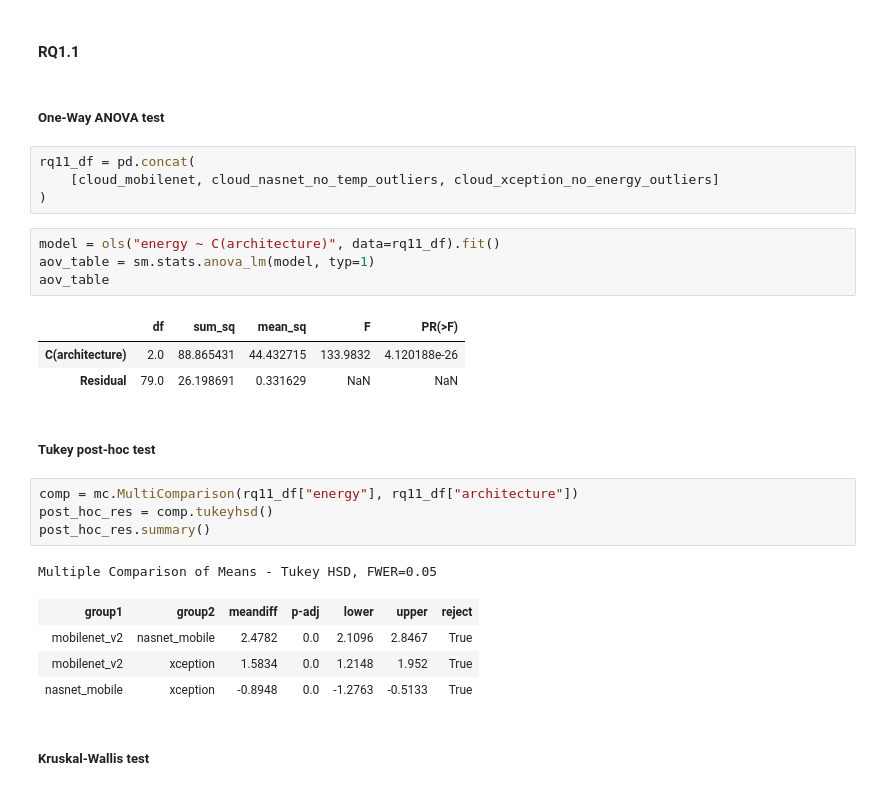
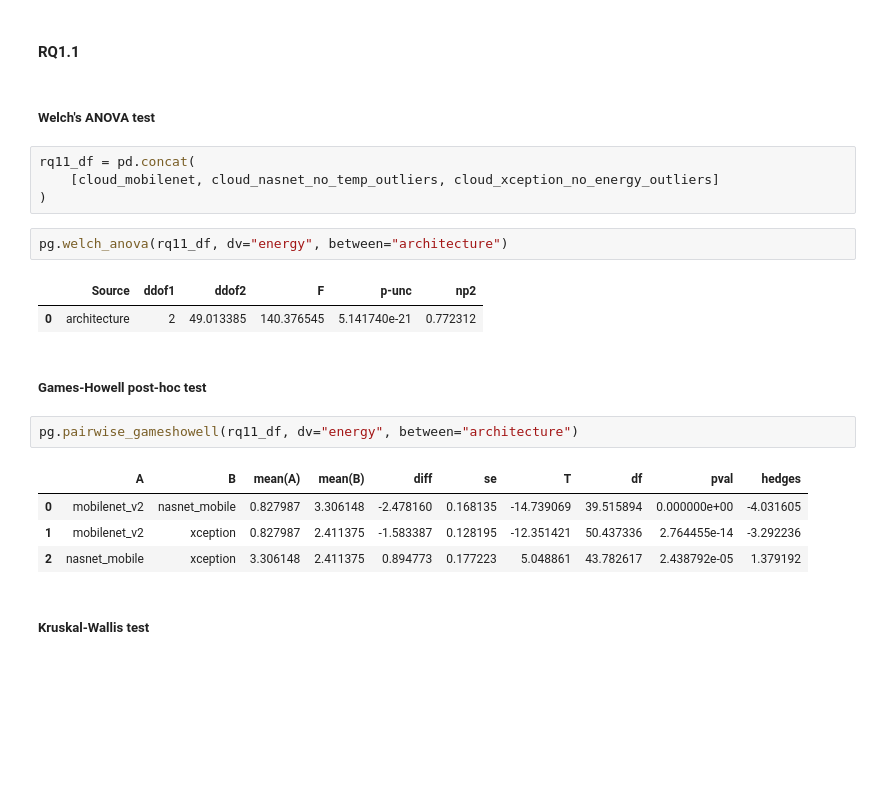
Before and after one commit to santidrj/DL-energetic-impact-analysis, a Jupyter notebook: data-analysis.ipynb, the cells around one changed output. Cells and saved outputs as stored; diff of their text form; blank space fills up the shorter version.

Commit message:
Change parametric tests for RQ1.1 and RQ2.2
Signed-off-by: Santiago Del Rey <59149491+santidrj@users.noreply.github.com>

```diff
--- a/data-analysis.ipynb
+++ b/data-analysis.ipynb
@@ -1028,31 +1033,25 @@ Remove units from column names to ease working with them.
 # %% [markdown]
 #### RQ1.1
 # %% [markdown]
-##### One-Way ANOVA test
+##### Welch's ANOVA test
 # %%
 rq11_df = pd.concat(
     [cloud_mobilenet, cloud_nasnet_no_temp_outliers, cloud_xception_no_energy_outliers]
 )
-# %%
-model = ols("energy ~ C(architecture)", data=rq11_df).fit()
-aov_table = sm.stats.anova_lm(model, typ=1)
-aov_table
-# %% [output]
-|  | df | sum_sq | mean_sq | F | PR(>F) |
-| C(architecture) | 2.0 | 88.865431 | 44.432715 | 133.9832 | 4.120188e-26 |
-| Residual | 79.0 | 26.198691 | 0.331629 | NaN | NaN |
+# %%
+pg.welch_anova(rq11_df, dv="energy", between="architecture")
+# %% [output]
+|  | Source | ddof1 | ddof2 | F | p-unc | np2 |
+| 0 | architecture | 2 | 49.013385 | 140.376545 | 5.141740e-21 | 0.772312 |
 # %% [markdown]
-##### Tukey post-hoc test
+##### Games-Howell post-hoc test
-# %%
-comp = mc.MultiComparison(rq11_df["energy"], rq11_df["architecture"])
-post_hoc_res = comp.tukeyhsd()
-post_hoc_res.summary()
-# %% [output]
-Multiple Comparison of Means - Tukey HSD, FWER=0.05
-| group1 | group2 | meandiff | p-adj | lower | upper | reject |
-| mobilenet_v2 | nasnet_mobile | 2.4782 | 0.0 | 2.1096 | 2.8467 | True |
-| mobilenet_v2 | xception | 1.5834 | 0.0 | 1.2148 | 1.952 | True |
-| nasnet_mobile | xception | -0.8948 | 0.0 | -1.2763 | -0.5133 | True |
+# %%
+pg.pairwise_gameshowell(rq11_df, dv="energy", between="architecture")
+# %% [output]
+|  | A | B | mean(A) | mean(B) | diff | se | T | df | pval | hedges |
+| 0 | mobilenet_v2 | nasnet_mobile | 0.827987 | 3.306148 | -2.478160 | 0.168135 | -14.739069 | 39.515894 | 0.000000e+00 | -4.031605 |
+| 1 | mobilenet_v2 | xception | 0.827987 | 2.411375 | -1.583387 | 0.128195 | -12.351421 | 50.437336 | 2.764455e-14 | -3.292236 |
+| 2 | nasnet_mobile | xception | 3.306148 | 2.411375 | 0.894773 | 0.177223 | 5.048861 | 43.782617 | 2.438792e-05 | 1.379192 |
 # %% [markdown]
 ##### Kruskal-Wallis test
 # %%
```
Also changed, not shown: parts of 12 cells of this notebook, 2 other files.
